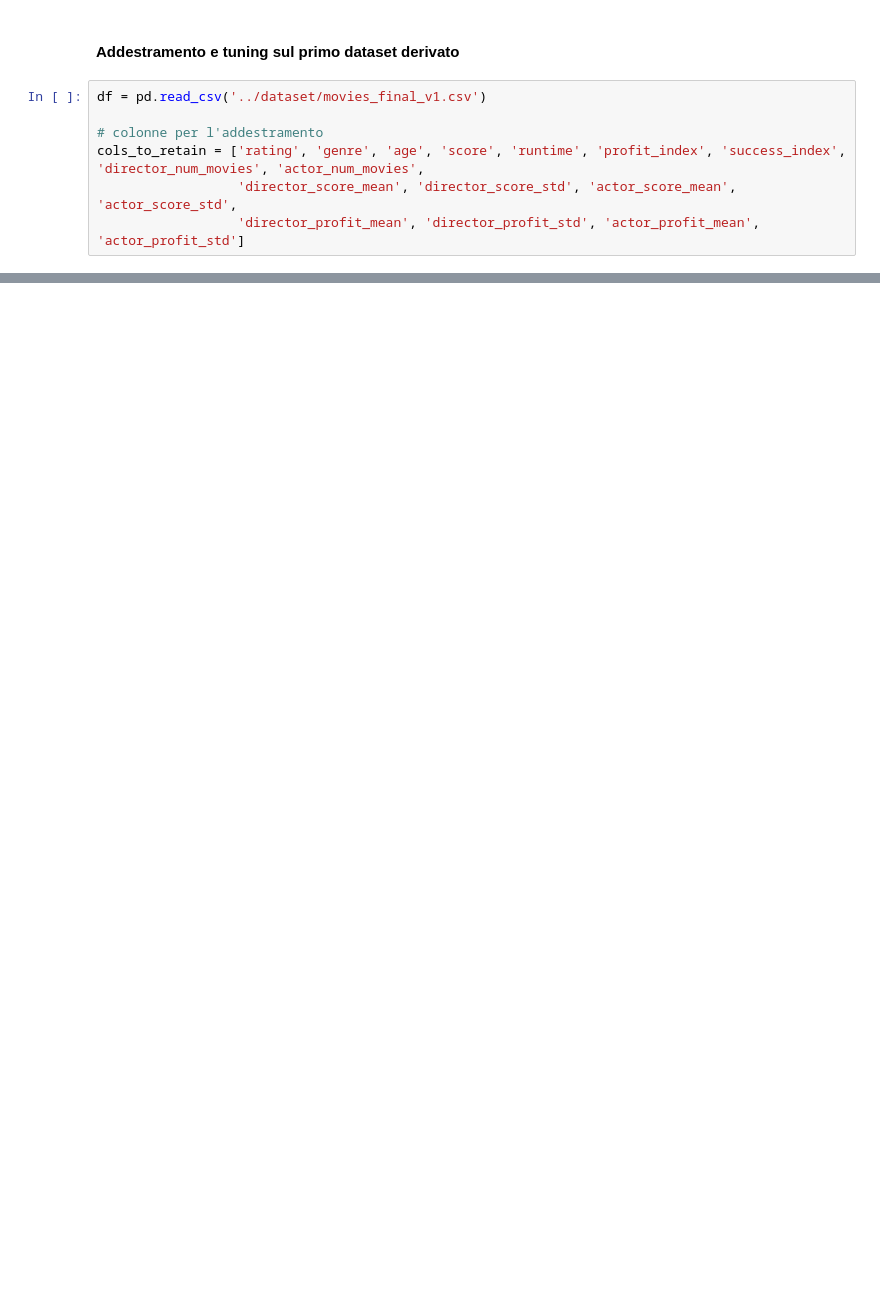
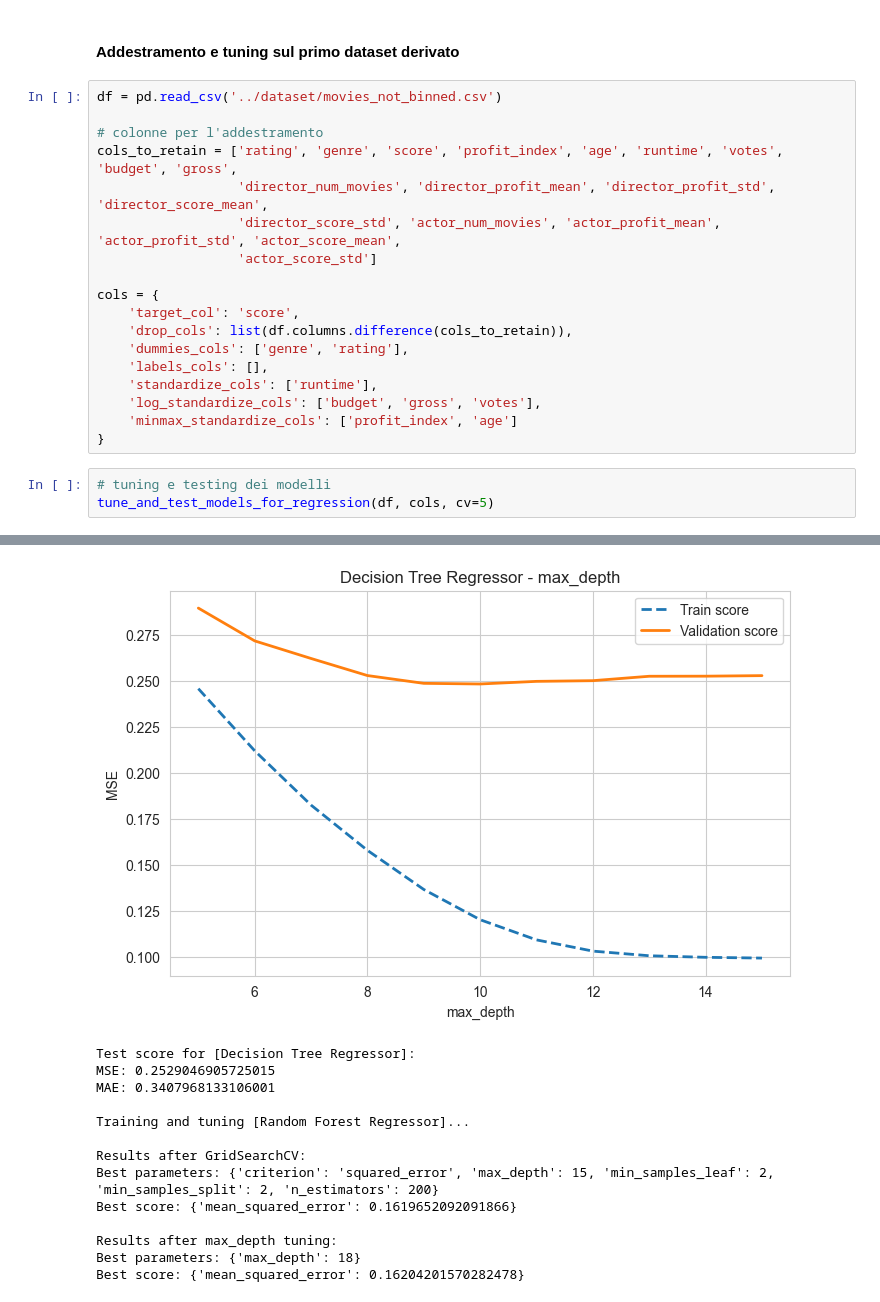
Before and after one commit to giosteh/ProgettoICon-MovieIndustryInsider, a Jupyter notebook: source/supervised.ipynb, the cells around one changed output, grey strips where cells are left out. Drawn from its saved outputs; the diff is of its cells as text; blank space fills up the shorter version.

```diff
--- a/source/supervised.ipynb
+++ b/source/supervised.ipynb
@@ -79,9 +83,24 @@ MAE: 0.48876732255756333
 # %% [markdown]
 #### Addestramento e tuning sul primo dataset derivato
 # %%
-df = pd.read_csv('../dataset/movies_final_v1.csv')
+df = pd.read_csv('../dataset/movies_not_binned.csv')
 
 # colonne per l'addestramento
-cols_to_retain = ['rating', 'genre', 'age', 'score', 'runtime', 'profit_index', 'success_index', 'director_num_movies', 'actor_num_movies',
-                  'director_score_mean', 'director_score_std', 'actor_score_mean', 'actor_score_std',
-                  'director_profit_mean', 'director_profit_std', 'actor_profit_mean', 'actor_profit_std']
+cols_to_retain = ['rating', 'genre', 'score', 'profit_index', 'age', 'runtime', 'votes', 'budget', 'gross',
+                  'director_num_movies', 'director_profit_mean', 'director_profit_std', 'director_score_mean',
+                  'director_score_std', 'actor_num_movies', 'actor_profit_mean', 'actor_profit_std', 'actor_score_mean',
+                  'actor_score_std']
+
+cols = {
+    'target_col': 'score',
+    'drop_cols': list(df.columns.difference(cols_to_retain)),
+    'dummies_cols': ['genre', 'rating'],
+    'labels_cols': [],
+    'standardize_cols': ['runtime'],
+    'log_standardize_cols': ['budget', 'gross', 'votes'],
+    'minmax_standardize_cols': ['profit_index', 'age']
+}
+# %%
+# tuning e testing dei modelli
+tune_and_test_models_for_regression(df, cols, cv=5)
+# %% [output]
@@ -87,0 +124,14 @@ cols_to_retain = ['rating', 'genre', 'age', 'score', 'runtime', 'profit_index',
+[figure, added]
+Test score for [Decision Tree Regressor]:
+MSE: 0.2529046905725015
+MAE: 0.3407968133106001
+
+Training and tuning [Random Forest Regressor]...
+
+Results after GridSearchCV:
+Best parameters: {'criterion': 'squared_error', 'max_depth': 15, 'min_samples_leaf': 2, 'min_samples_split': 2, 'n_estimators': 200}
+Best score: {'mean_squared_error': 0.1619652092091866}
+
+Results after max_depth tuning:
+Best parameters: {'max_depth': 18}
+Best score: {'mean_squared_error': 0.16204201570282478}
```
Also changed, not shown: parts of 5 cells of this notebook, 6 other files.
